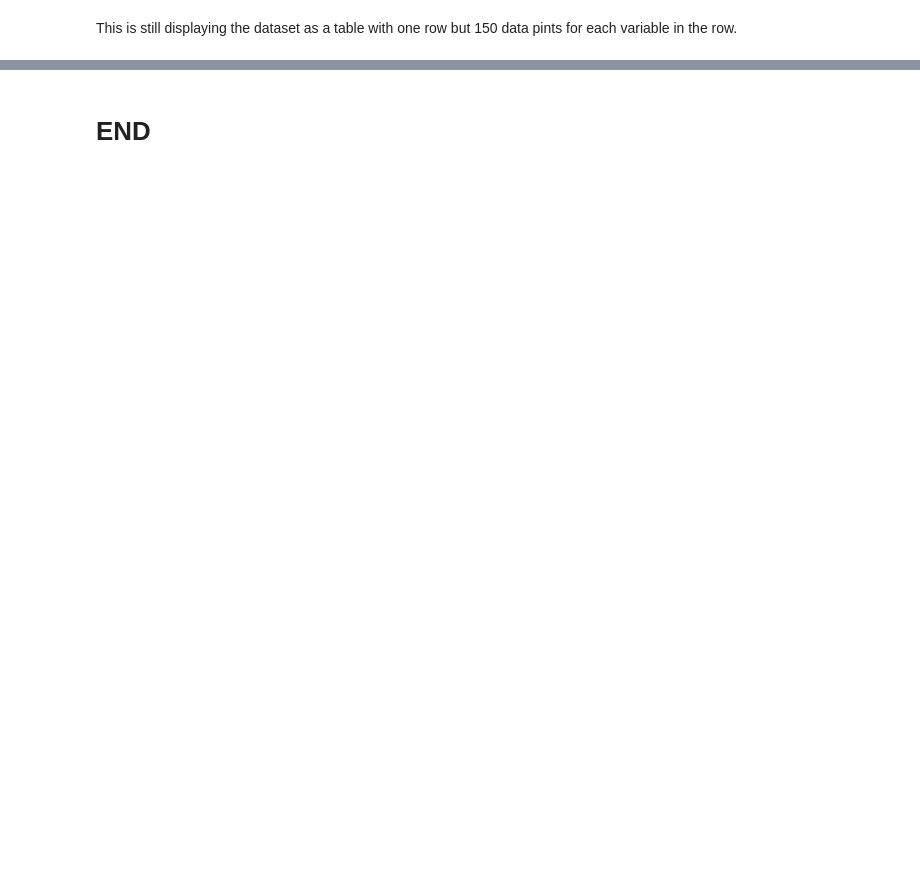
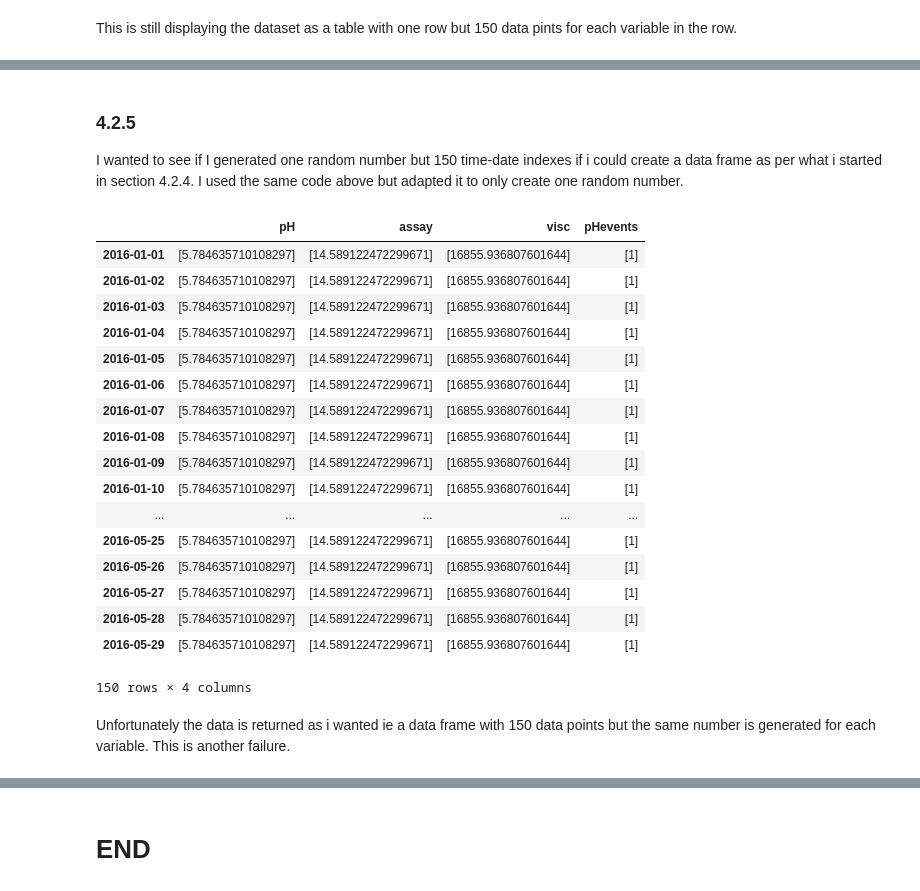
Before and after one commit to ClaireGMIT/ProgrammingProjectNOV2019, a Jupyter notebook: ProgrammingProjectNOV2019.ipynb, the cells around one changed output, grey strips where cells are left out. Drawn from its saved outputs; the diff is of its cells as text; code cells hidden in the pictures; blank space fills up the shorter version.

```diff
--- a/ProgrammingProjectNOV2019.ipynb
+++ b/ProgrammingProjectNOV2019.ipynb
@@ -844,0 +834,3 @@ https://www.learndatasci.com/tutorials/python-pandas-tutorial-complete-introduct
+# %% [markdown]
+### 4.2.5
+I wanted to see if I generated one random number but 150 time-date indexes if i could create a data frame as per what i started in section 4.2.4. I used the same code above but adapted it to only create one random number.
@@ -845 +852,45 @@ https://www.learndatasci.com/tutorials/python-pandas-tutorial-complete-introduct
+# %%
+# Changed the code to only generate only one random data. I excluded the code to generate the LOD data as it was too complicated to change with the tail.
+
+pHeventsX = np.random.poisson(1, 1)
+
+assayX = np.random.normal(14.4, 0.580, 1)
+
+viscX = np.random.normal(16123, 666, 1)
+
+pHX = np.random.normal(5.8, 0.16, 1)
+# %%
+dataX = ({
+        'pH': [pHX],
+        'assay' : [assayX],
+        'visc': [viscX],
+        'pHevents': [pHeventsX],
+
+    })
+# %%
+datesX = pd.date_range("1/1/2016", periods=150) # ie create 150 dates starting from 1st January 2016
+# %%
+dfX = pd.DataFrame(dataX, index=datesX)
+dfX
+# %% [output]
+|  | pH | assay | visc | pHevents |
+| 2016-01-01 | [5.784635710108297] | [14.589122472299671] | [16855.936807601644] | [1] |
+| 2016-01-02 | [5.784635710108297] | [14.589122472299671] | [16855.936807601644] | [1] |
+| 2016-01-03 | [5.784635710108297] | [14.589122472299671] | [16855.936807601644] | [1] |
+| 2016-01-04 | [5.784635710108297] | [14.589122472299671] | [16855.936807601644] | [1] |
+| 2016-01-05 | [5.784635710108297] | [14.589122472299671] | [16855.936807601644] | [1] |
+| 2016-01-06 | [5.784635710108297] | [14.589122472299671] | [16855.936807601644] | [1] |
+| 2016-01-07 | [5.784635710108297] | [14.589122472299671] | [16855.936807601644] | [1] |
+| 2016-01-08 | [5.784635710108297] | [14.589122472299671] | [16855.936807601644] | [1] |
+| 2016-01-09 | [5.784635710108297] | [14.589122472299671] | [16855.936807601644] | [1] |
+| 2016-01-10 | [5.784635710108297] | [14.589122472299671] | [16855.936807601644] | [1] |
+| ... | ... | ... | ... | ... |
+| 2016-05-25 | [5.784635710108297] | [14.589122472299671] | [16855.936807601644] | [1] |
+| 2016-05-26 | [5.784635710108297] | [14.589122472299671] | [16855.936807601644] | [1] |
+| 2016-05-27 | [5.784635710108297] | [14.589122472299671] | [16855.936807601644] | [1] |
+| 2016-05-28 | [5.784635710108297] | [14.589122472299671] | [16855.936807601644] | [1] |
+| 2016-05-29 | [5.784635710108297] | [14.589122472299671] | [16855.936807601644] | [1] |
+150 rows × 4 columns
+# %% [markdown]
+Unfortunately the data is returned as i wanted ie a data frame with 150 data points but the same number is generated for each variable. This is another failure.
 # %% [markdown]
```
Also changed, not shown: parts of 20 cells of this notebook, 1 other file.
